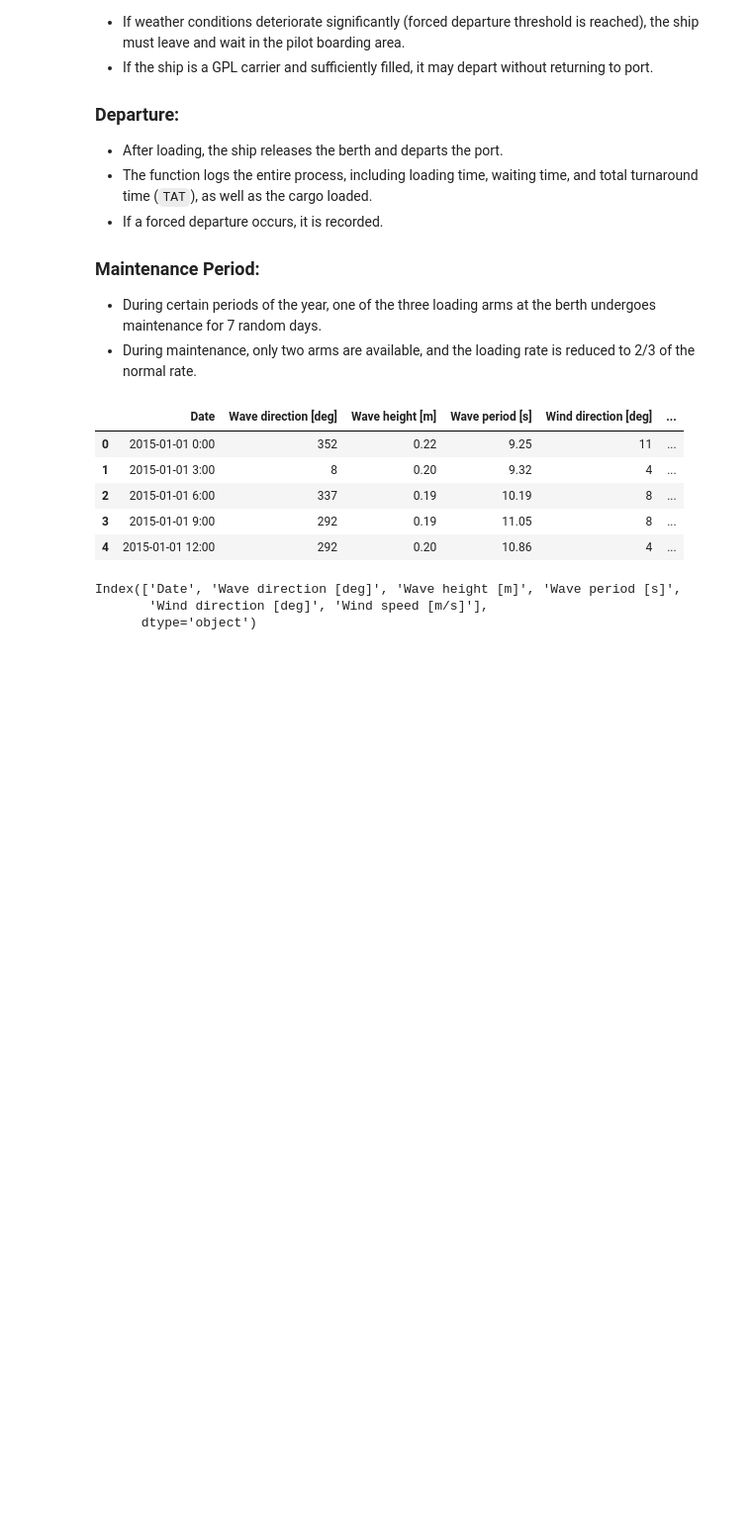
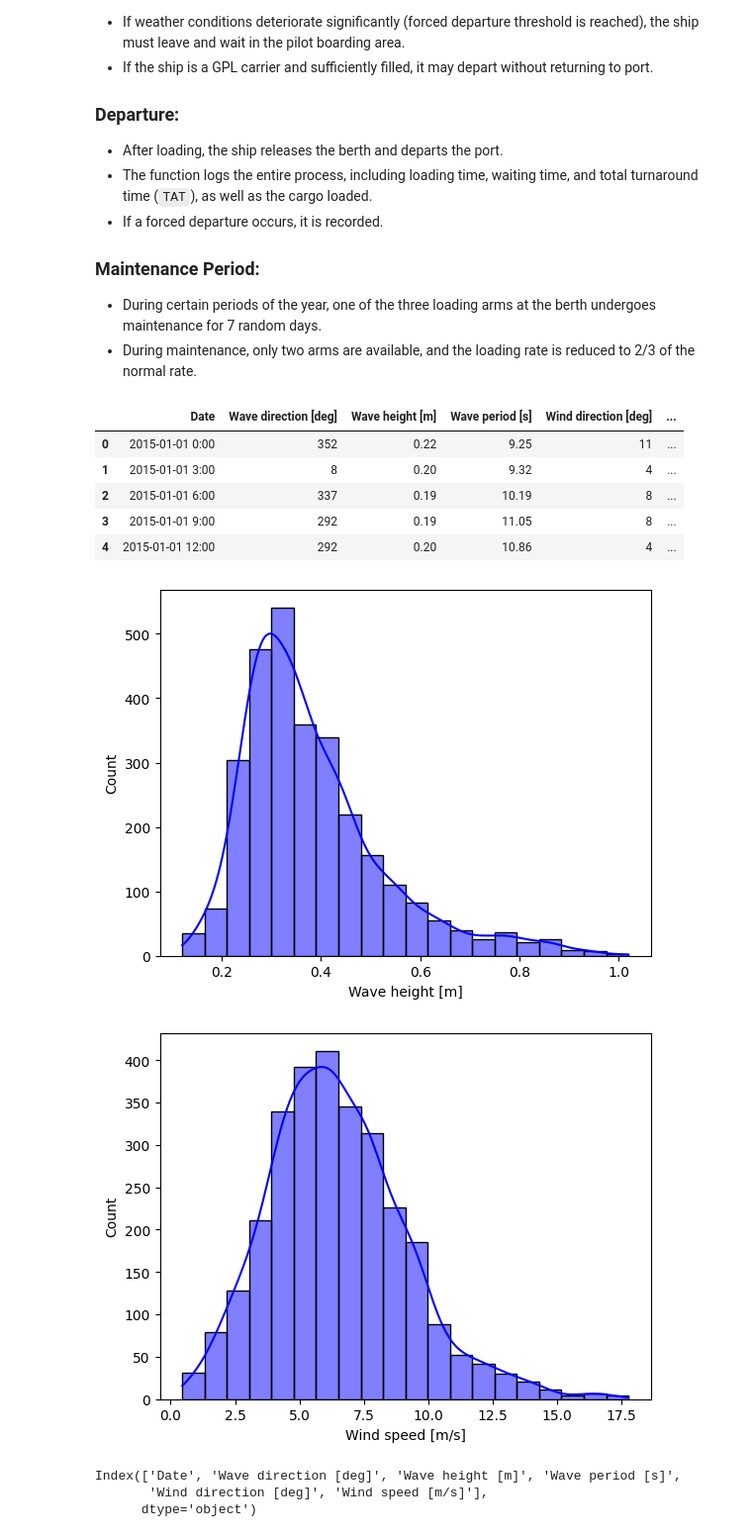
Before and after one commit to Mohammed-khlifi/port_trafic_simulation, a Jupyter notebook: DES.ipynb, the cells around one changed output. Shown at 99% size. Drawn from its saved outputs; the diff is of its cells as text; code cells hidden in the pictures; blank space fills up the shorter version.

```diff
--- a/DES.ipynb
+++ b/DES.ipynb
@@ -142,6 +142,16 @@ Weather.head()
 | 2 | 2015-01-01 6:00 | 337 | 0.19 | 10.19 | 8 | ... |
 | 3 | 2015-01-01 9:00 | 292 | 0.19 | 11.05 | 8 | ... |
 | 4 | 2015-01-01 12:00 | 292 | 0.20 | 10.86 | 4 | ... |
+# %%
+
+sns.histplot(data=Weather, x='Wave height [m]', color='blue', bins=20, kde=True)
+plt.show()
+
+sns.histplot(data=Weather, x='Wind speed [m/s]', color='blue', bins=20, kde=True)
+plt.show()
+# %% [output]
+[figure, added]
+[figure, added]
 # %%
 print(Weather.keys())
 Weather.describe()
```
Also changed, not shown: parts of 13 cells of this notebook, 1 other file.
